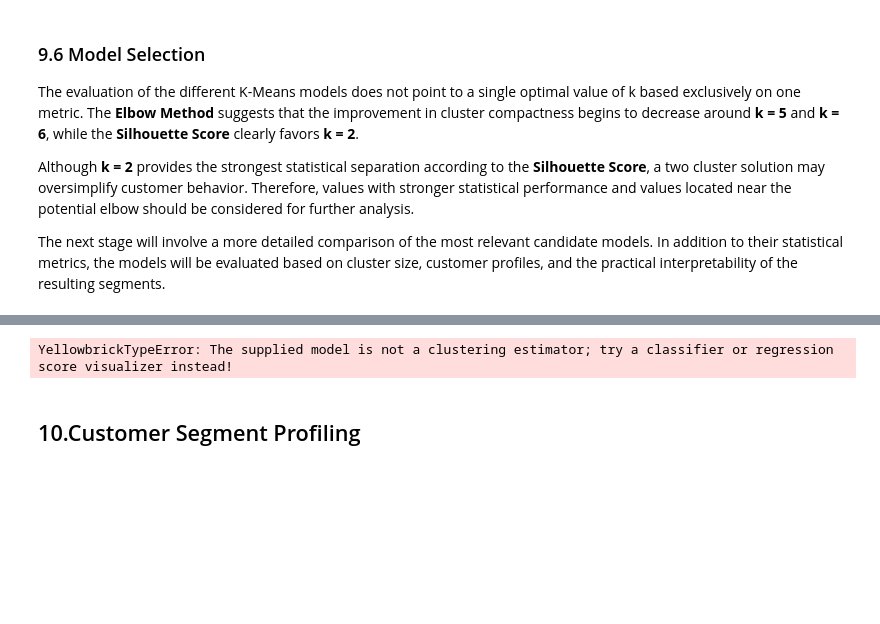
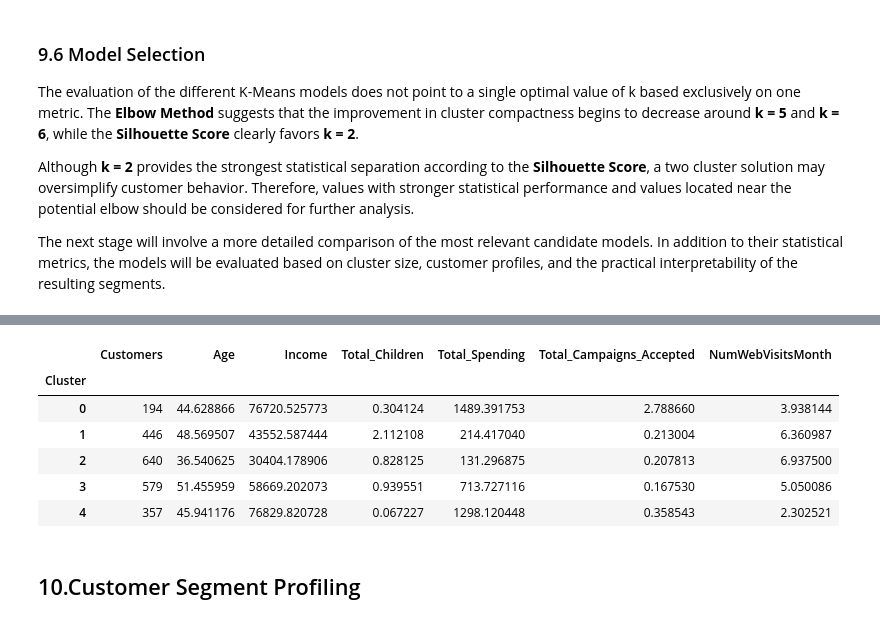
Before and after one commit to fridacarbajalordonez/customer-segmentation-kmeans, a Jupyter notebook: notebooks/customer_segmentation.ipynb, the cells around one changed output, grey strips where cells are left out. Saved outputs shown, nothing was run; the diff lists cells and outputs as text; code cells hidden in the pictures; blank space fills up the shorter version.

```diff
--- a/notebooks/customer_segmentation.ipynb
+++ b/notebooks/customer_segmentation.ipynb
@@ -1424,12 +1487,29 @@ candidate_models[6]["silhouette_score"]
+# %%
+profile_df = df_clean[final_features].copy()
+profile_df["Cluster"] = candidate_models[5]["labels"]
+cluster_profile = profile_df.groupby("Cluster").mean()
+
+cluster_profile["Customers"] = profile_df["Cluster"].value_counts().sort_index()
+cluster_profile = cluster_profile[
+   ["Customers"] + final_features
+]
+
+cluster_profile
+# %% [output]
+|  | Customers | Age | Income | Total_Children | Total_Spending | Total_Campaigns_Accepted | NumWebVisitsMonth |
+| Cluster |  |  |  |  |  |  |  |
+| 0 | 194 | 44.628866 | 76720.525773 | 0.304124 | 1489.391753 | 2.788660 | 3.938144 |
+| 1 | 446 | 48.569507 | 43552.587444 | 2.112108 | 214.417040 | 0.213004 | 6.360987 |
+| 2 | 640 | 36.540625 | 30404.178906 | 0.828125 | 131.296875 | 0.207813 | 6.937500 |
+| 3 | 579 | 51.455959 | 58669.202073 | 0.939551 | 713.727116 | 0.167530 | 5.050086 |
+| 4 | 357 | 45.941176 | 76829.820728 | 0.067227 | 1298.120448 | 0.358543 | 2.302521 |
 # %%
-from yellowbrick.cluster import SilhouetteVisualizer
+#from yellowbrick.cluster import SilhouetteVisualizer
 
-model = KMeans(3, random_state=42)
-visualizer = SilhouetteVisualizer(model, colors='yellowbrick')
-visualizer.fit(X)
-visualizer.show()
+#model = KMeans(3, random_state=42)
+#visualizer = SilhouetteVisualizer(model, colors='yellowbrick')
+#visualizer.fit(X)
+#visualizer.show()
-# %% [output]
-YellowbrickTypeError: The supplied model is not a clustering estimator; try a classifier or regression score visualizer instead!
 # %% [markdown]
 ## 10.Customer Segment Profiling
 # %% [markdown]
```
Also changed, not shown: parts of 6 cells of this notebook.
